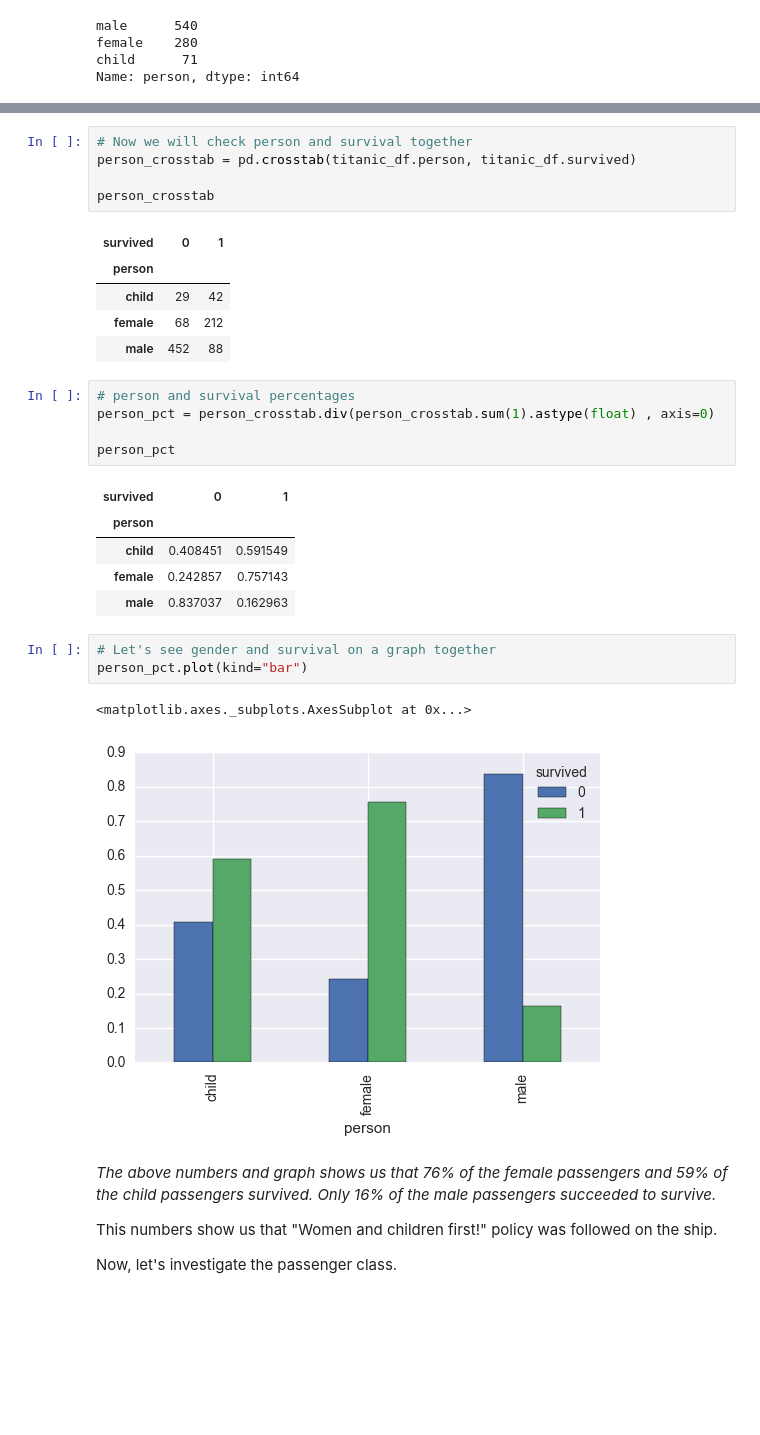
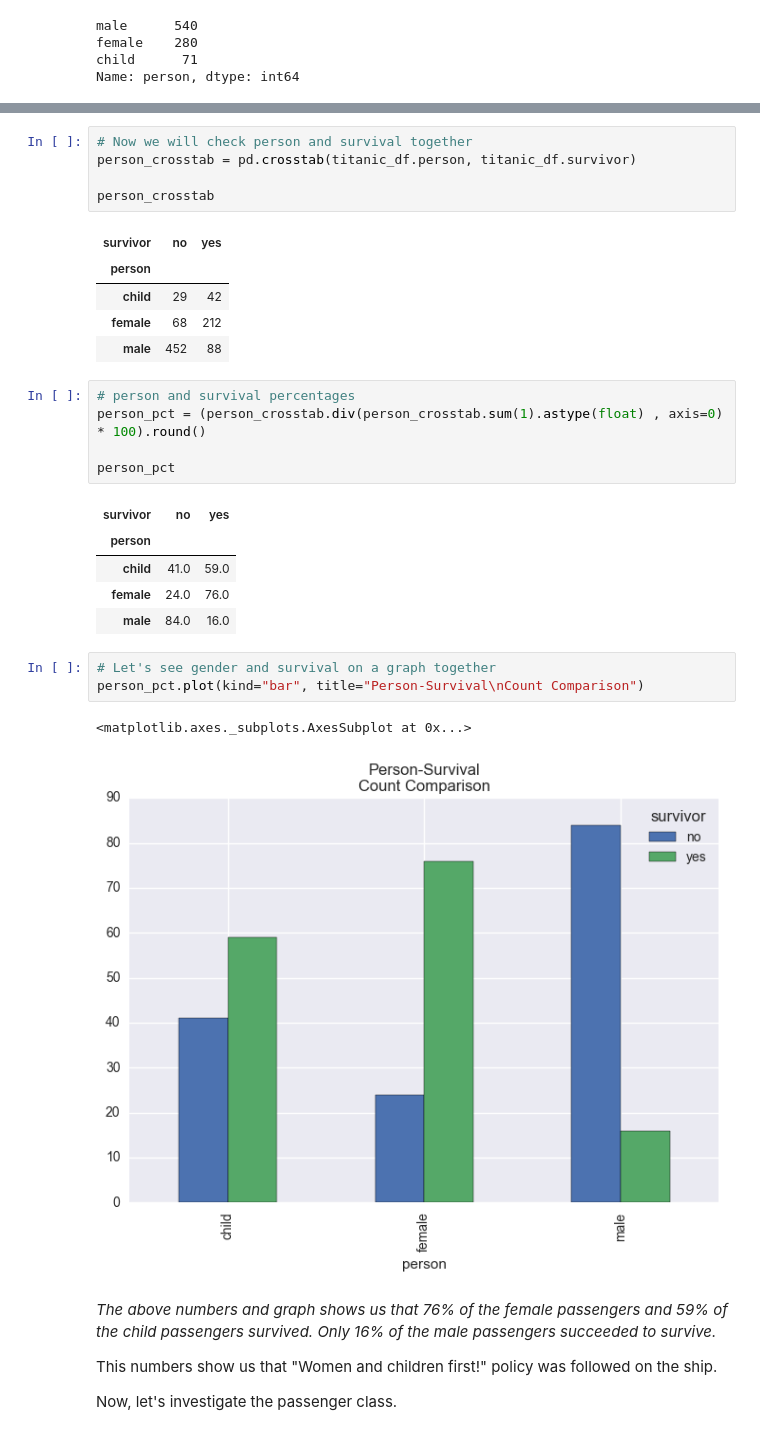
Before and after one commit to borayuret/P2-DataAnalyst-InvestigateADataset, a Jupyter notebook: P2-DataAnalyst-InvestigateADataset.ipynb, the cells around one changed output, grey strips where cells are left out. Drawn from its saved outputs; the diff is of its cells as text; blank space fills up the shorter version.

```diff
--- a/P2-DataAnalyst-InvestigateADataset.ipynb
+++ b/P2-DataAnalyst-InvestigateADataset.ipynb
@@ -265,32 +277,32 @@ child     0.079686
 Name: person, dtype: float64
 # %%
 # Now we will check person and survival together
-person_crosstab = pd.crosstab(titanic_df.person, titanic_df.survived)
+person_crosstab = pd.crosstab(titanic_df.person, titanic_df.survivor)
 
 person_crosstab
 # %% [output]
-| survived | 0 | 1 |
+| survivor | no | yes |
 | person |  |  |
 | child | 29 | 42 |
 | female | 68 | 212 |
 | male | 452 | 88 |
 # %%
 # person and survival percentages
-person_pct = person_crosstab.div(person_crosstab.sum(1).astype(float) , axis=0)
+person_pct = (person_crosstab.div(person_crosstab.sum(1).astype(float) , axis=0) * 100).round()
 
 person_pct
 # %% [output]
-| survived | 0 | 1 |
+| survivor | no | yes |
 | person |  |  |
-| child | 0.408451 | 0.591549 |
-| female | 0.242857 | 0.757143 |
-| male | 0.837037 | 0.162963 |
+| child | 41.0 | 59.0 |
+| female | 24.0 | 76.0 |
+| male | 84.0 | 16.0 |
 # %%
 # Let's see gender and survival on a graph together
-person_pct.plot(kind="bar")
+person_pct.plot(kind="bar", title="Person-Survival\nCount Comparison")
 # %% [output]
 <matplotlib.axes._subplots.AxesSubplot at 0x...>
-[figure, old version]
+[figure, new version]
 # %% [markdown]
 <i>The above numbers and graph shows us that 76% of the female passengers and 59% of the child passengers survived.
 Only 16% of the male passengers succeeded to survive.
```
Also changed, not shown: parts of 73 cells of this notebook.
